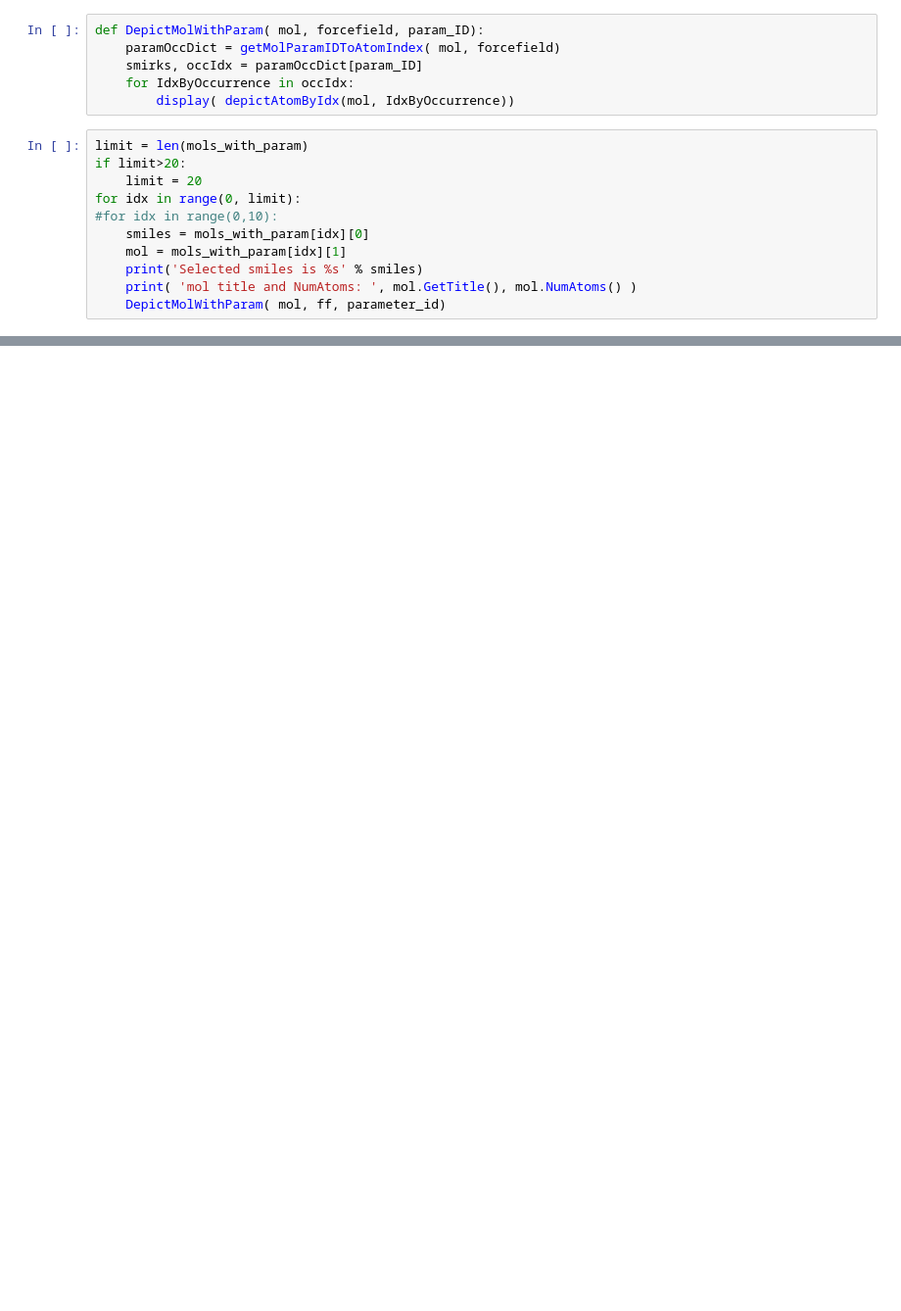
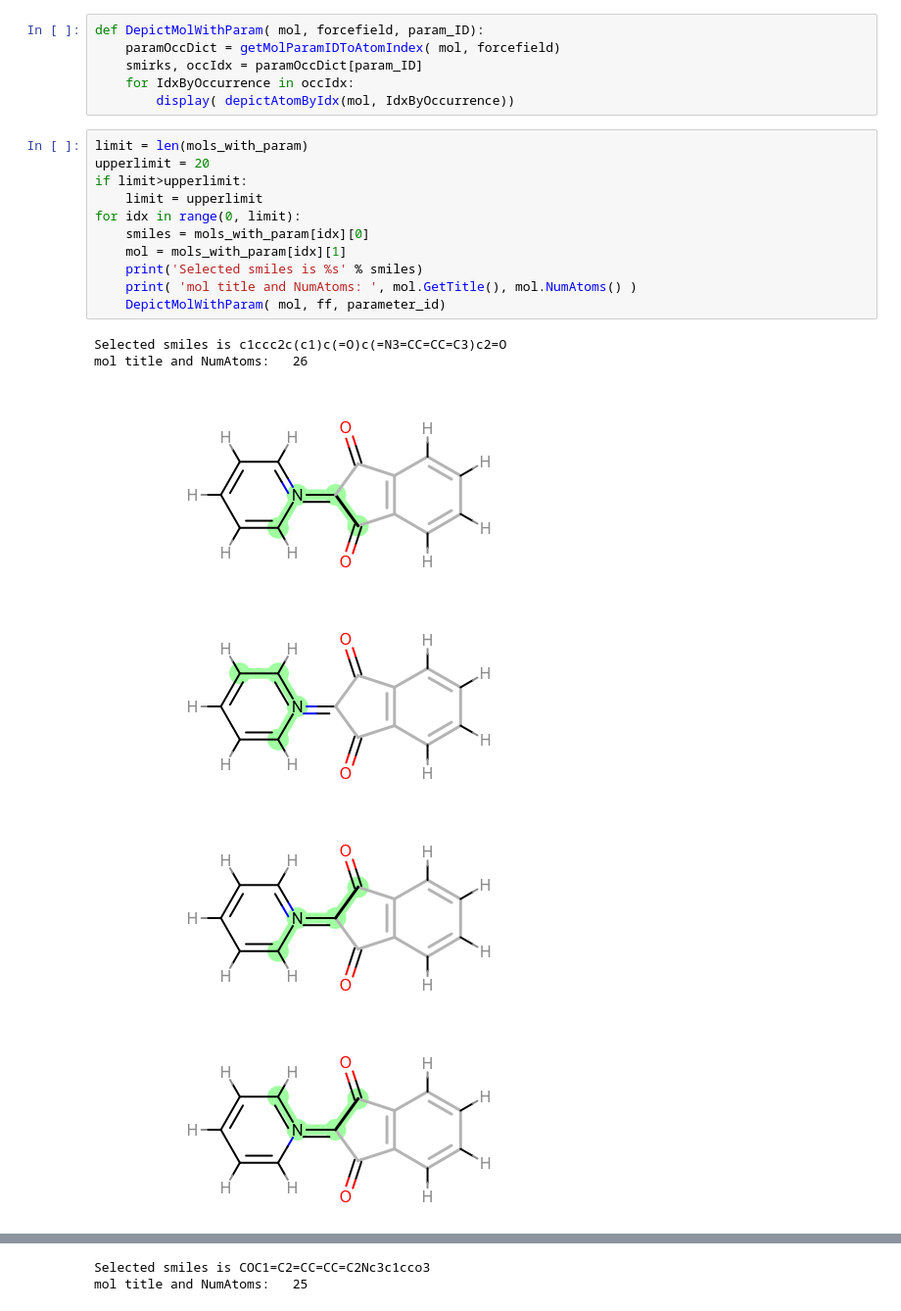
Before and after one commit to openforcefield/openff-toolkit, a Jupyter notebook: examples/smirff99Frosst/parameter_usage.ipynb, the cells around one changed output, grey strips where cells are left out. Shown at 98% size. Saved outputs shown, nothing was run; the diff lists cells and outputs as text; blank space fills up the shorter version.

```diff
--- a/examples/smirff99Frosst/parameter_usage.ipynb
+++ b/examples/smirff99Frosst/parameter_usage.ipynb
@@ -233,12 +234,19 @@ def DepictMolWithParam( mol, forcefield, param_ID):
         display( depictAtomByIdx(mol, IdxByOccurrence))
 # %%
 limit = len(mols_with_param)
-if limit>20:
-    limit = 20
+upperlimit = 20
+if limit>upperlimit:
+    limit = upperlimit
 for idx in range(0, limit):
-#for idx in range(0,10):
     smiles = mols_with_param[idx][0]
     mol = mols_with_param[idx][1]
     print('Selected smiles is %s' % smiles)
     print( 'mol title and NumAtoms: ', mol.GetTitle(), mol.NumAtoms() )
     DepictMolWithParam( mol, ff, parameter_id)
+# %% [output]
+Selected smiles is c1ccc2c(c1)c(=O)c(=N3=CC=CC=C3)c2=O
+mol title and NumAtoms:   26
+[figure, added]
+[figure, added]
+[figure, added]
+[figure, added]
@@ -244,0 +257,2 @@ for idx in range(0, limit):
+Selected smiles is COC1=C2=CC=CC=C2Nc3c1cco3
+mol title and NumAtoms:   25
```
Also changed, not shown: parts of 4 cells of this notebook, 3 other files.
